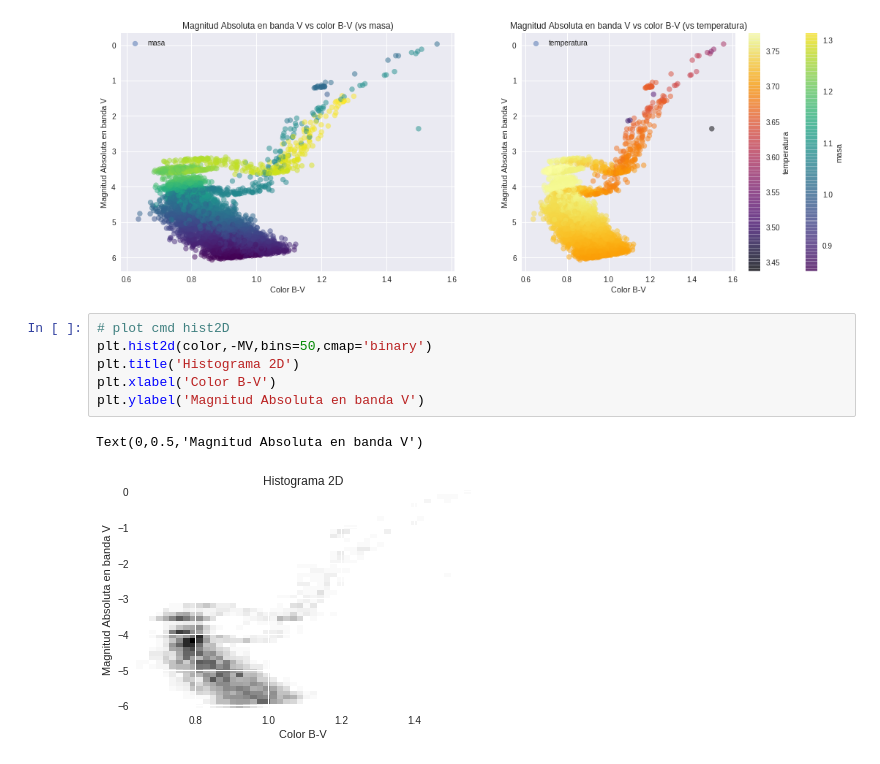
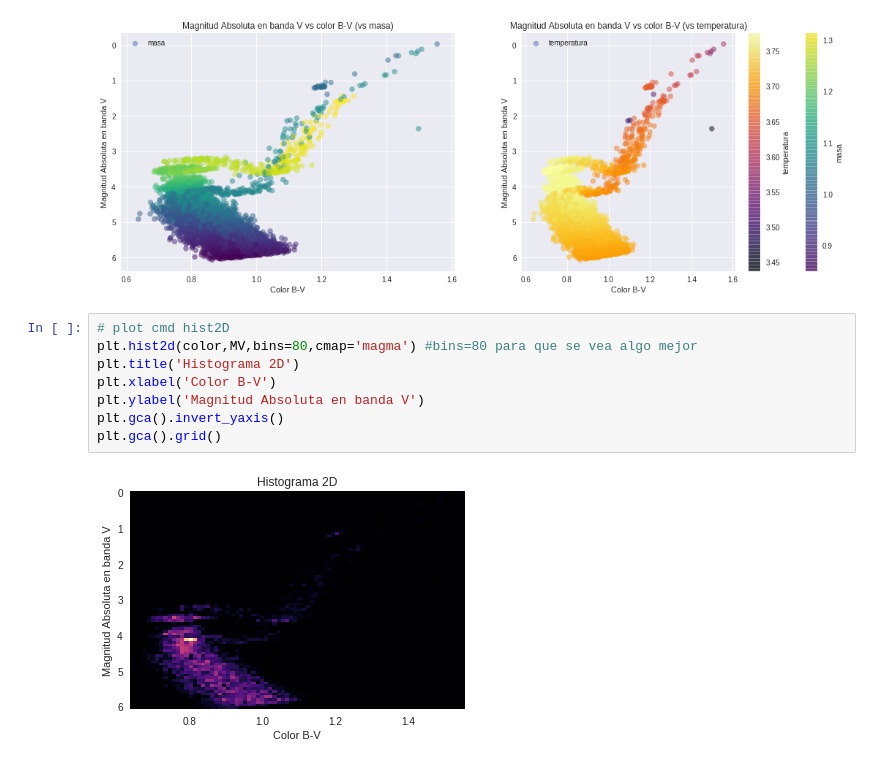
Before and after one commit to DiegoRomanCortes/minitarea2, a Jupyter notebook: minitarea2.ipynb, the cells around one changed output. Saved outputs shown, nothing was run; the diff lists cells and outputs as text.

Commit message:
Corregido hist2d

```diff
--- a/minitarea2.ipynb
+++ b/minitarea2.ipynb
@@ -212,10 +211,11 @@ axes[1].legend()
 [figure]
 # %%
 # plot cmd hist2D
-plt.hist2d(color,-MV,bins=50,cmap='binary')
+plt.hist2d(color,MV,bins=80,cmap='magma') #bins=80 para que se vea algo mejor
 plt.title('Histograma 2D')
 plt.xlabel('Color B-V')
 plt.ylabel('Magnitud Absoluta en banda V')
+plt.gca().invert_yaxis()
+plt.gca().grid()
 # %% [output]
-Text(0,0.5,'Magnitud Absoluta en banda V')
-[figure, old version]
+[figure, new version]
```
Also changed, not shown: parts of 1 cell of this notebook.
